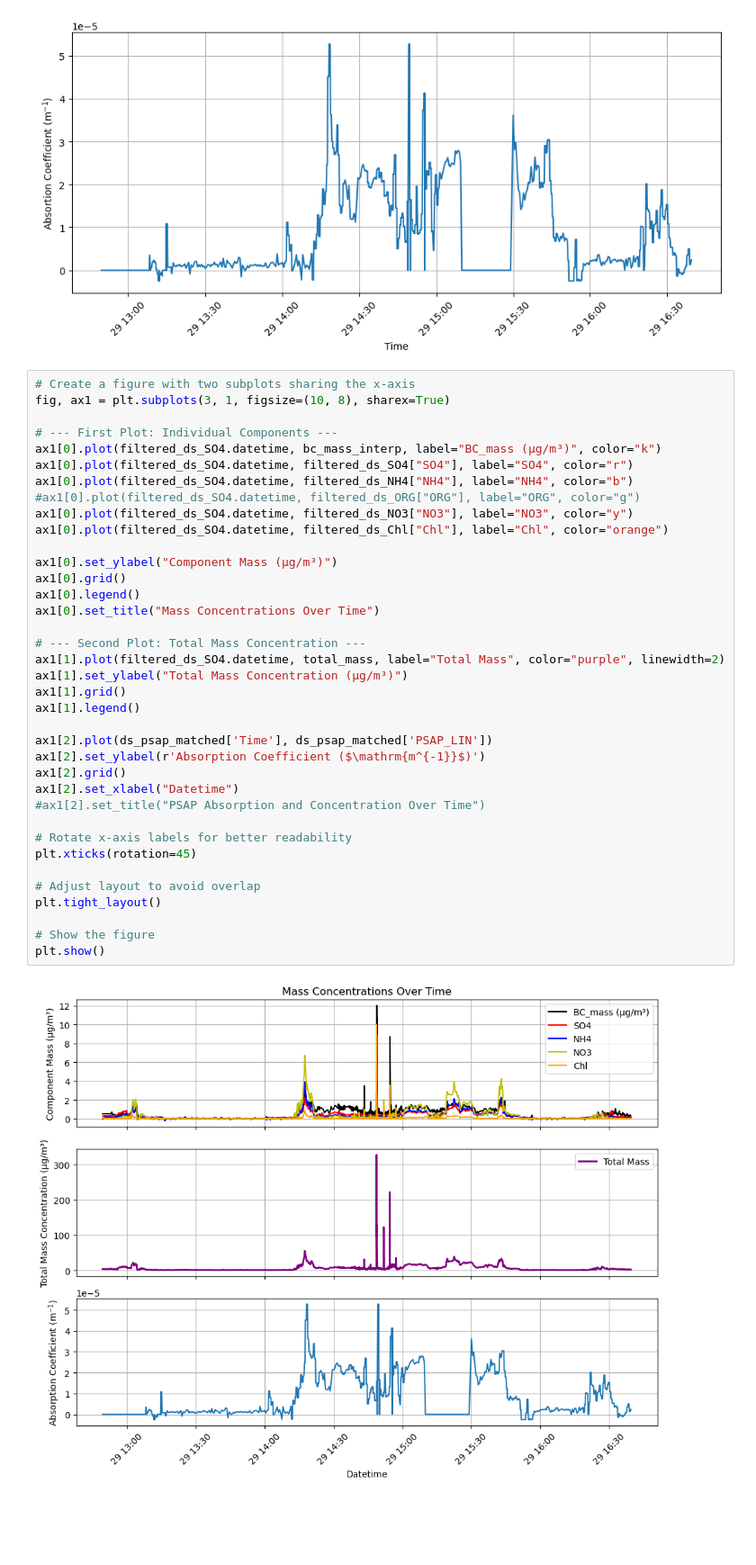
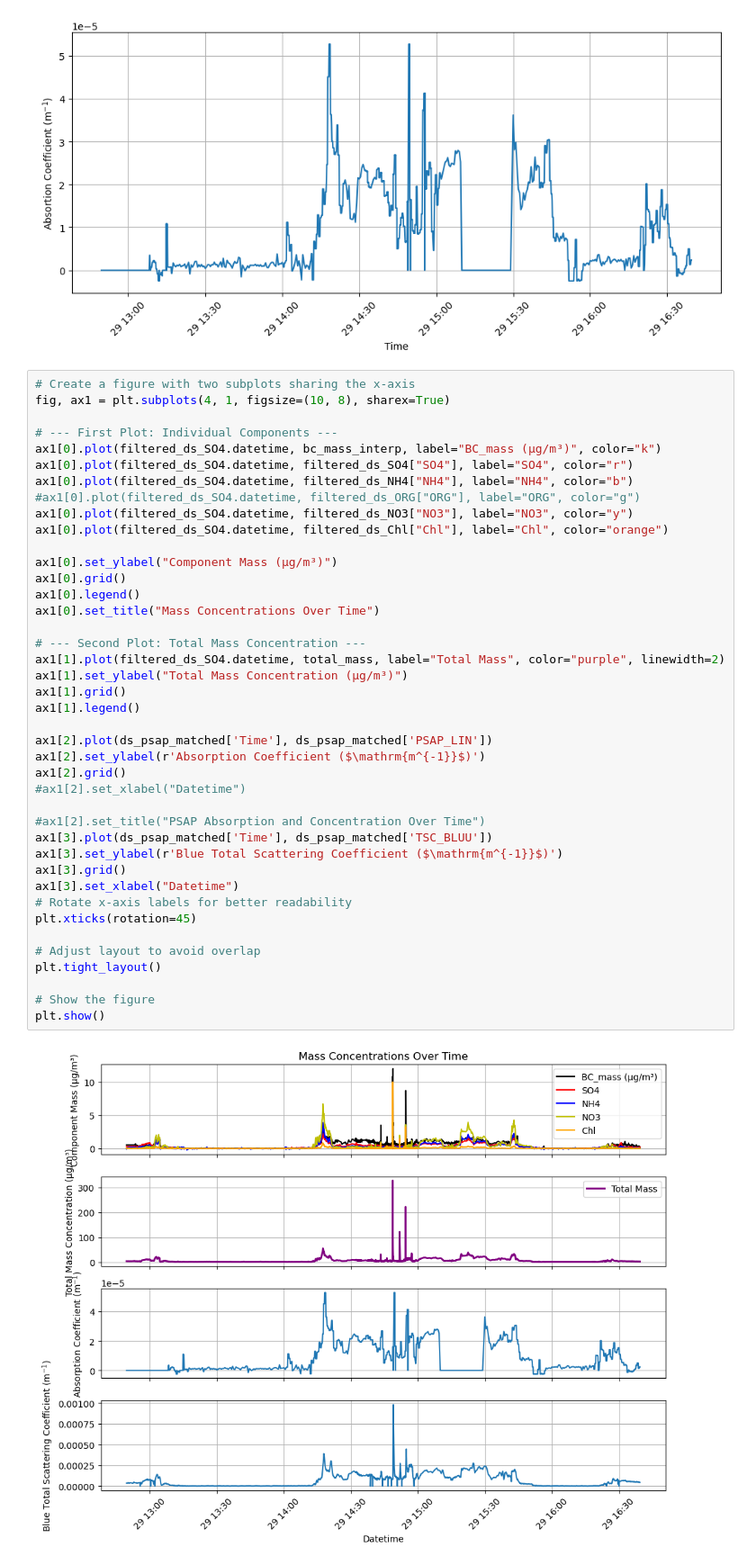
Before and after one commit to thiago-vg/SAMBBA-data-analysis, a Jupyter notebook: Scripts/Total_mass_v2xPSAP.ipynb, the cells around one changed output. Shown: that part at 90% size. Saved outputs shown, nothing was run; the diff lists cells and outputs as text; blank space fills up the shorter version.

```diff
--- a/Scripts/Total_mass_v2xPSAP.ipynb
+++ b/Scripts/Total_mass_v2xPSAP.ipynb
@@ -287,43 +287,47 @@ plt.show()
 [figure]
 # %%
 # Create a figure with two subplots sharing the x-axis
-fig, ax1 = plt.subplots(3, 1, figsize=(10, 8), sharex=True)
+fig, ax1 = plt.subplots(4, 1, figsize=(10, 8), sharex=True)
 
 # --- First Plot: Individual Components ---
 ax1[0].plot(filtered_ds_SO4.datetime, bc_mass_interp, label="BC_mass (µg/m³)", color="k")
 ax1[0].plot(filtered_ds_SO4.datetime, filtered_ds_SO4["SO4"], label="SO4", color="r")
 ax1[0].plot(filtered_ds_SO4.datetime, filtered_ds_NH4["NH4"], label="NH4", color="b")
 #ax1[0].plot(filtered_ds_SO4.datetime, filtered_ds_ORG["ORG"], label="ORG", color="g")
 ax1[0].plot(filtered_ds_SO4.datetime, filtered_ds_NO3["NO3"], label="NO3", color="y")
 ax1[0].plot(filtered_ds_SO4.datetime, filtered_ds_Chl["Chl"], label="Chl", color="orange")
 
 ax1[0].set_ylabel("Component Mass (µg/m³)")
 ax1[0].grid()
 ax1[0].legend()
 ax1[0].set_title("Mass Concentrations Over Time")
 
 # --- Second Plot: Total Mass Concentration ---
 ax1[1].plot(filtered_ds_SO4.datetime, total_mass, label="Total Mass", color="purple", linewidth=2)
 ax1[1].set_ylabel("Total Mass Concentration (µg/m³)")
 ax1[1].grid()
 ax1[1].legend()
 
 ax1[2].plot(ds_psap_matched['Time'], ds_psap_matched['PSAP_LIN'])
 ax1[2].set_ylabel(r'Absorption Coefficient ($\mathrm{m^{-1}}$)')
 ax1[2].grid()
-ax1[2].set_xlabel("Datetime")
+#ax1[2].set_xlabel("Datetime")
+
 #ax1[2].set_title("PSAP Absorption and Concentration Over Time")
-
+ax1[3].plot(ds_psap_matched['Time'], ds_psap_matched['TSC_BLUU'])
+ax1[3].set_ylabel(r'Blue Total Scattering Coefficient ($\mathrm{m^{-1}}$)')
+ax1[3].grid()
+ax1[3].set_xlabel("Datetime")
 # Rotate x-axis labels for better readability
 plt.xticks(rotation=45)
 
 # Adjust layout to avoid overlap
 plt.tight_layout()
 
 # Show the figure
 plt.show()
 # %% [output]
-[figure, old version]
+[figure, new version]
 # %%
 # Compute sum over all time points
 total_absortion_sum = np.nansum(ds_psap_matched['PSAP_LIN'])  # Avoid NaNs in summation
```
Also changed, not shown: parts of 2 cells of this notebook, 5 other files.
